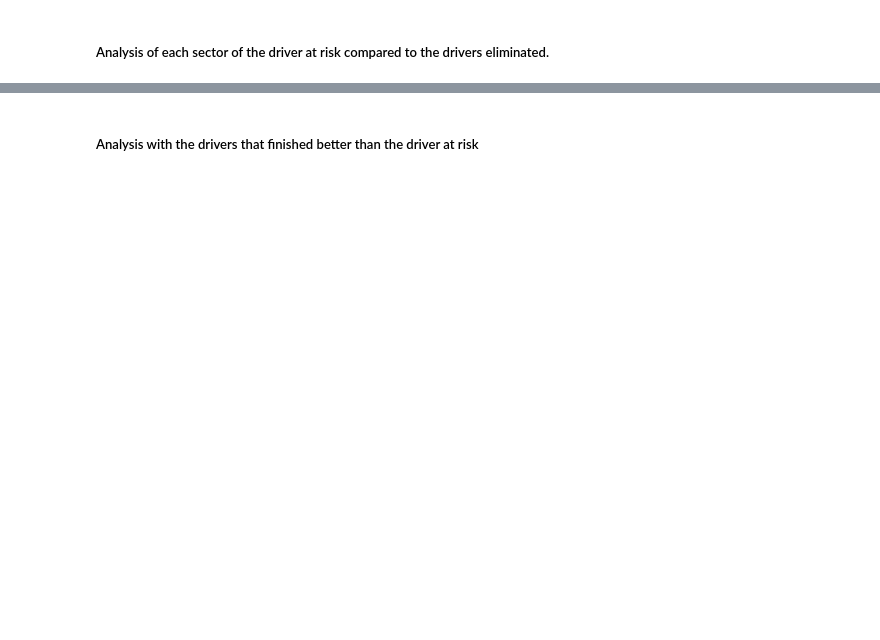
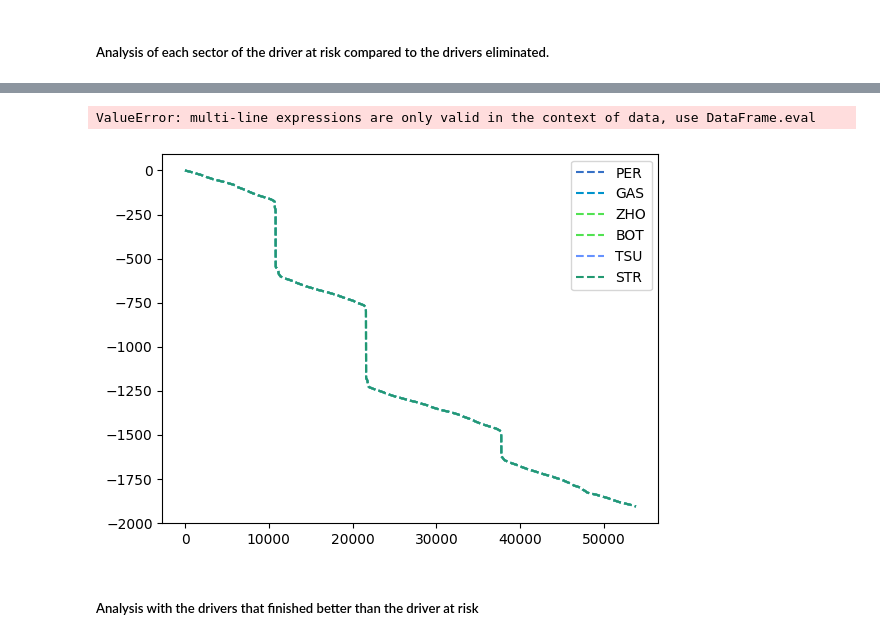
Before and after one commit to frankdelpiero/F1_notebooks, a Jupyter notebook: F1_24/Qatar_Recap.ipynb, the cells around one changed output, grey strips where cells are left out. Drawn from its saved outputs; the diff is of its cells as text; code cells hidden in the pictures; blank space fills up the shorter version.

Commit message:
Added qualyfing session

```diff
--- a/F1_24/Qatar_Recap.ipynb
+++ b/F1_24/Qatar_Recap.ipynb
@@ -1870,4 +1892,4 @@ drivers = libraryDataF1.obtain_information('drivers',session_key=9608)
 # %%
-session = ff1.get_session(2024, 'Austin', 'Q')
+session = ff1.get_session(2024, 'Qatar', 'Q')
 session.load()
 session.laps["LapTimeSeconds"] = session.laps["LapTime"].dt.total_seconds()
@@ -1874,6 +1910,6 @@ session.laps["LapTimeSeconds"] = session.laps["LapTime"].dt.total_seconds()
 # %%
-laptimes_deleted = [95.950,94.913,95.112,93.974,94.002,94.005,93.260]
-driver_number_lap_deleted = [10,16,24,22,31,10,11]
+laptimes_deleted = [83.505,83.525,82.873,81.437,81.320]
+driver_number_lap_deleted = [20,43,23,4,14]
 
 for ltime_deleted, dn_time_deleted in zip(laptimes_deleted,driver_number_lap_deleted):
     try:
@@ -1889,3 +1930,3 @@ In this case, the fastest lap is 92.33 seconds (1.32.33= so that to obtain the c
 # %%
-competitiveLaps = qualyfing.query("is_pit_out_lap == False and lap_duration <= 98.79")
+competitiveLaps = qualyfing.query("is_pit_out_lap == False and lap_duration <= 86.15")
 competitiveLaps
@@ -1931,9 +2032,9 @@ mergequaly
 # %% [markdown]
 In order to know when each session finished, race control dataset will be consulted.
 # %%
-maximumDateQ1 = "date_start <'2024-10-19T22:25:00+00:00'"
-maximumDateQ2 = "date_start <'2024-10-19T22:48:00+00:00' and date_start >'2024-10-19T22:25:00+00:00'"
-maximumDateQ3 = "date_start >'2024-10-19T22:48:00+00:00'"
+maximumDateQ1 = "date_start <'2024-11-30T18:25:00+00:00'"
+maximumDateQ2 = "date_start <'2024-11-30T18:48:00+00:00' and date_start >'2024-11-30T18:25:00+00:00'"
+maximumDateQ3 = "date_start >'2024-11-30T18:48:00+00:00'"
 # %% [markdown]
 ### Qualyfing 1
 # %%
@@ -2011,6 +2254,9 @@ newdataset2
 # %%
 
-libraryDataF1.draw_gap(P10,10,15,q2Data,drivers,session)
+libraryDataF1.draw_gap(P10,9,15,q2Data,drivers,session)
+# %% [output]
+ValueError: multi-line expressions are only valid in the context of data, use DataFrame.eval
+[figure, added]
 # %% [markdown]
 ##### Analysis with the drivers that finished better than the driver at risk
 # %%
```
Also changed, not shown: parts of 45 cells of this notebook.
